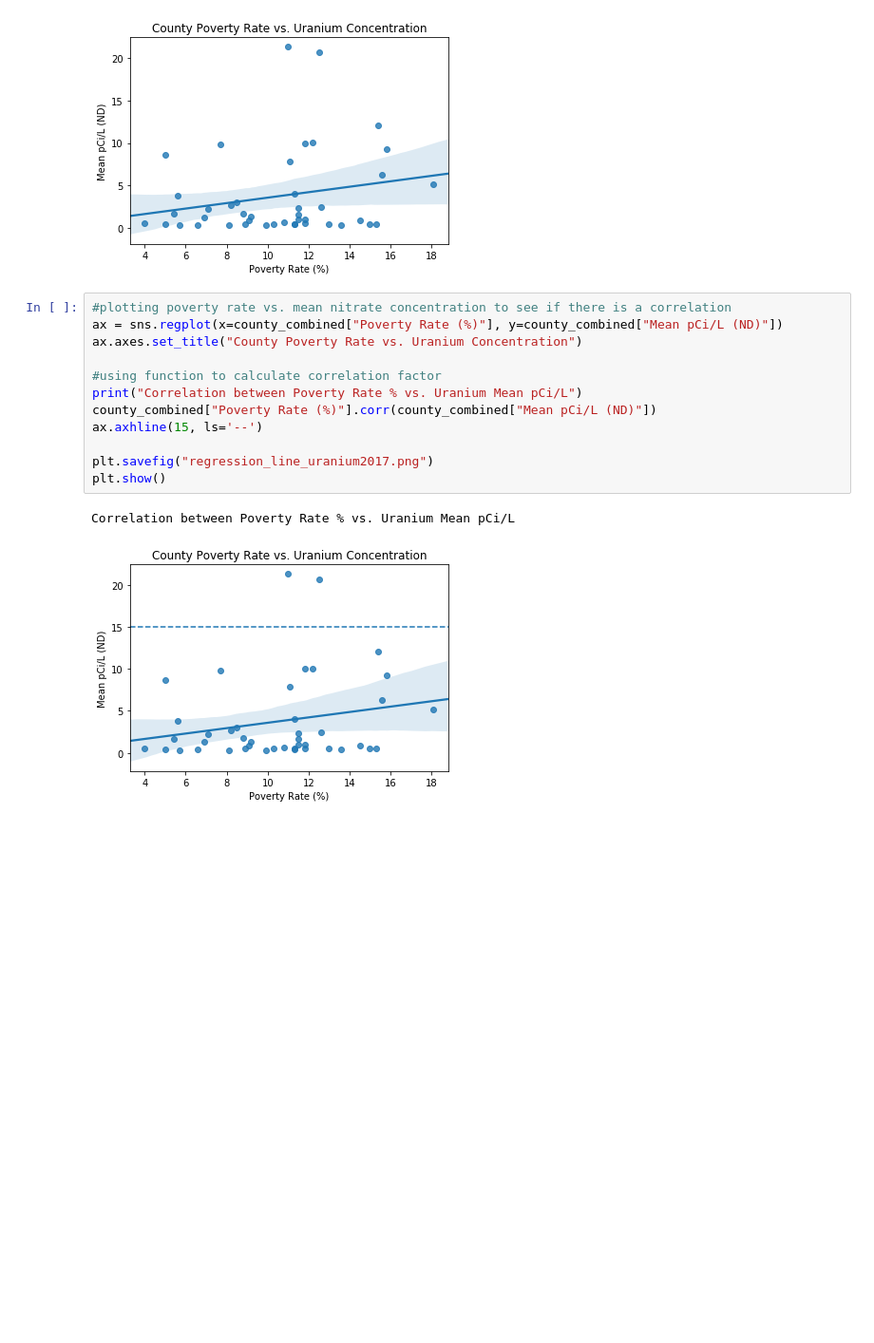
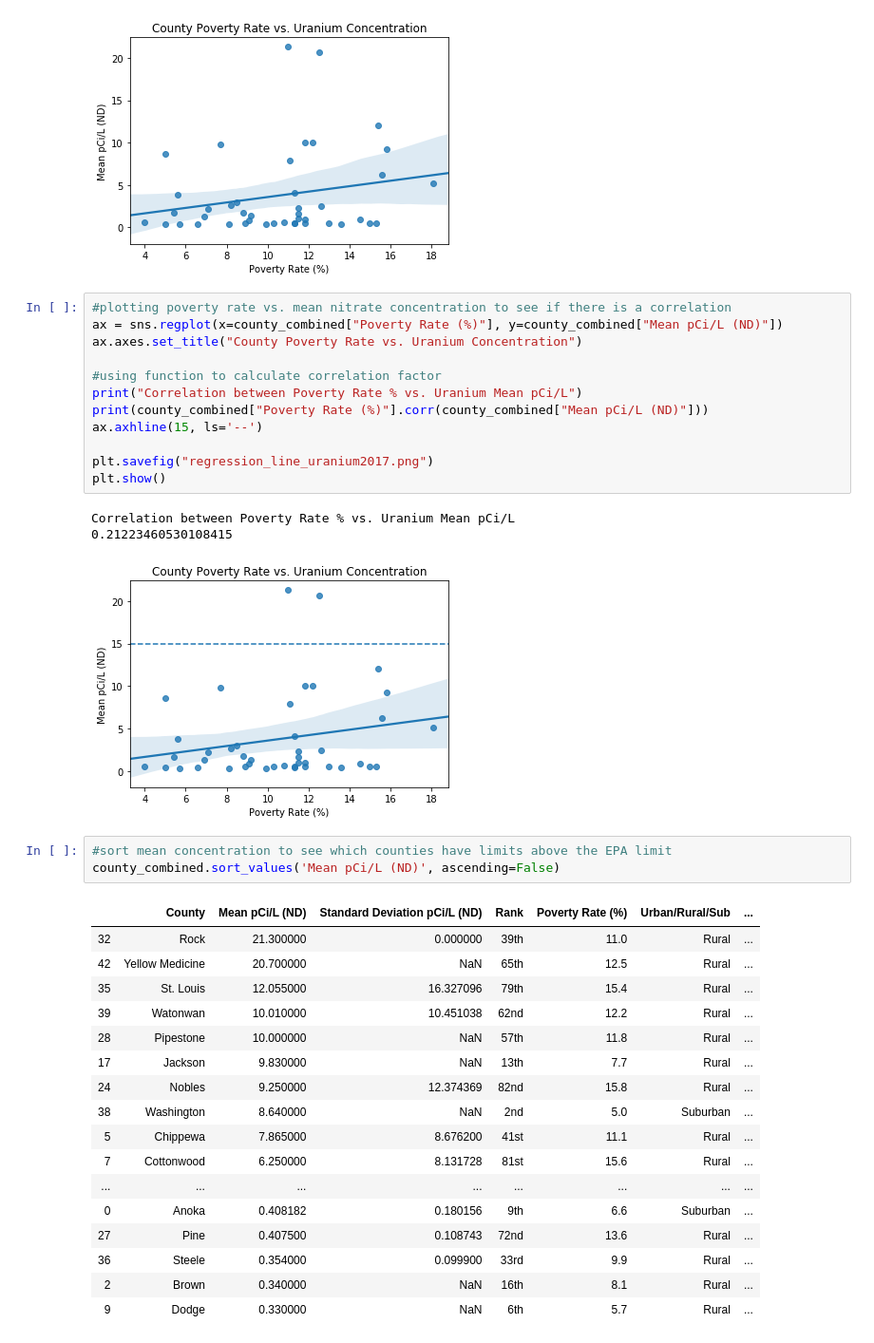
Before and after one commit to bkaczmarczik28/MN-Drinking-Water-Quality, a Jupyter notebook: PovertyByCounty-Uranium.ipynb, the cells around one changed output. Shown at 95% size. Cells and saved outputs as stored; diff of their text form; blank space fills up the shorter version.

```diff
--- a/PovertyByCounty-Uranium.ipynb
+++ b/PovertyByCounty-Uranium.ipynb
@@ -256,11 +256,33 @@ ax.axes.set_title("County Poverty Rate vs. Uranium Concentration")
 
 #using function to calculate correlation factor
 print("Correlation between Poverty Rate % vs. Uranium Mean pCi/L")
-county_combined["Poverty Rate (%)"].corr(county_combined["Mean pCi/L (ND)"])
+print(county_combined["Poverty Rate (%)"].corr(county_combined["Mean pCi/L (ND)"]))
 ax.axhline(15, ls='--')
 
 plt.savefig("regression_line_uranium2017.png")
 plt.show()
 # %% [output]
 Correlation between Poverty Rate % vs. Uranium Mean pCi/L
+0.21223460530108415
 [figure]
+# %%
+#sort mean concentration to see which counties have limits above the EPA limit
+county_combined.sort_values('Mean pCi/L (ND)', ascending=False)
+# %% [output]
+|  | County | Mean pCi/L (ND) | Standard Deviation pCi/L (ND) | Rank | Poverty Rate (%) | Urban/Rural/Sub | ... |
+| 32 | Rock | 21.300000 | 0.000000 | 39th | 11.0 | Rural | ... |
+| 42 | Yellow Medicine | 20.700000 | NaN | 65th | 12.5 | Rural | ... |
+| 35 | St. Louis | 12.055000 | 16.327096 | 79th | 15.4 | Rural | ... |
+| 39 | Watonwan | 10.010000 | 10.451038 | 62nd | 12.2 | Rural | ... |
+| 28 | Pipestone | 10.000000 | NaN | 57th | 11.8 | Rural | ... |
+| 17 | Jackson | 9.830000 | NaN | 13th | 7.7 | Rural | ... |
+| 24 | Nobles | 9.250000 | 12.374369 | 82nd | 15.8 | Rural | ... |
+| 38 | Washington | 8.640000 | NaN | 2nd | 5.0 | Suburban | ... |
+| 5 | Chippewa | 7.865000 | 8.676200 | 41st | 11.1 | Rural | ... |
+| 7 | Cottonwood | 6.250000 | 8.131728 | 81st | 15.6 | Rural | ... |
+| ... | ... | ... | ... | ... | ... | ... | ... |
+| 0 | Anoka | 0.408182 | 0.180156 | 9th | 6.6 | Suburban | ... |
+| 27 | Pine | 0.407500 | 0.108743 | 72nd | 13.6 | Rural | ... |
+| 36 | Steele | 0.354000 | 0.099900 | 33rd | 9.9 | Rural | ... |
+| 2 | Brown | 0.340000 | NaN | 16th | 8.1 | Rural | ... |
+| 9 | Dodge | 0.330000 | NaN | 6th | 5.7 | Rural | ... |
```
Also changed, not shown: 7 other files.
